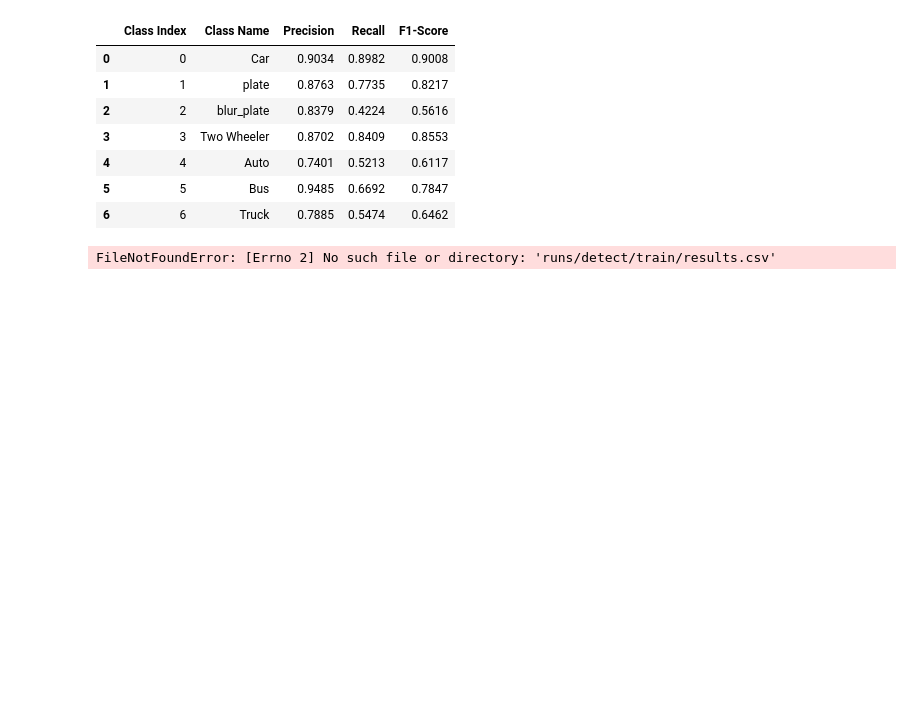
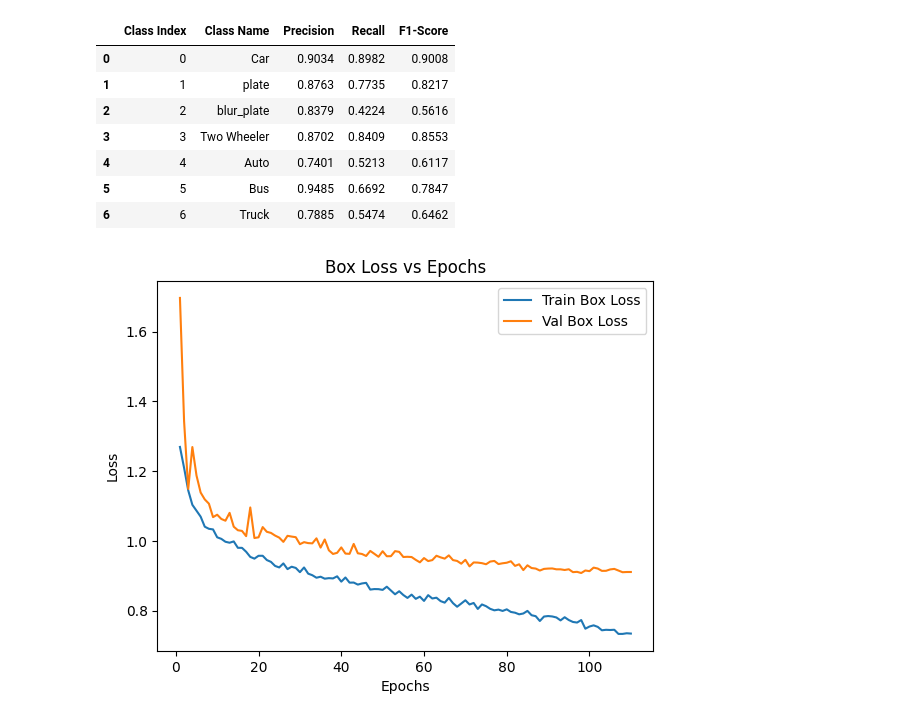
Before and after one commit to sushantkumar143/VisionTraffic-Smart-Vehicle-Traffic-Monitoring-System, a Jupyter notebook: version-2.0/main.ipynb, the cells around one changed output. Saved outputs shown, nothing was run; the diff lists cells and outputs as text; code cells hidden in the pictures; blank space fills up the shorter version.

```diff
--- a/version-2.0/main.ipynb
+++ b/version-2.0/main.ipynb
@@ -235,18 +234,18 @@ Calculating per-class Precision and Recall...
 # %%
 import pandas as pd
 import matplotlib.pyplot as plt
 
 # Load YOLO training results
-results_path = "runs/detect/train/results.csv"
+results_path = "results.csv"
 df = pd.read_csv(results_path)
 
 plt.figure()
 plt.plot(df['epoch'], df['train/box_loss'], label='Train Box Loss')
 plt.plot(df['epoch'], df['val/box_loss'], label='Val Box Loss')
 plt.xlabel('Epochs')
 plt.ylabel('Loss')
 plt.title('Box Loss vs Epochs')
 plt.legend()
 plt.show()
 # %% [output]
-FileNotFoundError: [Errno 2] No such file or directory: 'runs/detect/train/results.csv'
+[figure, added]
```
Also changed, not shown: parts of 1 cell of this notebook, 13 other files.
